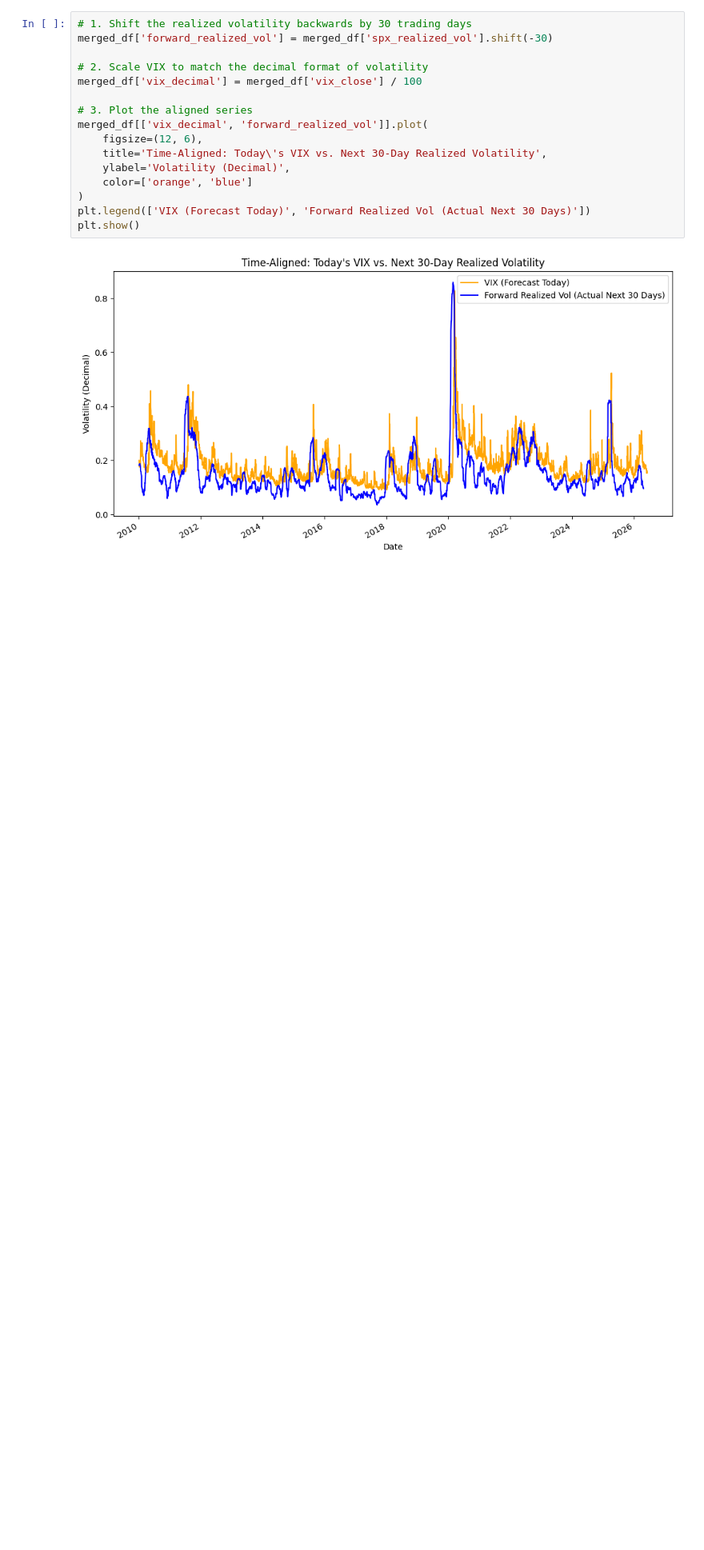
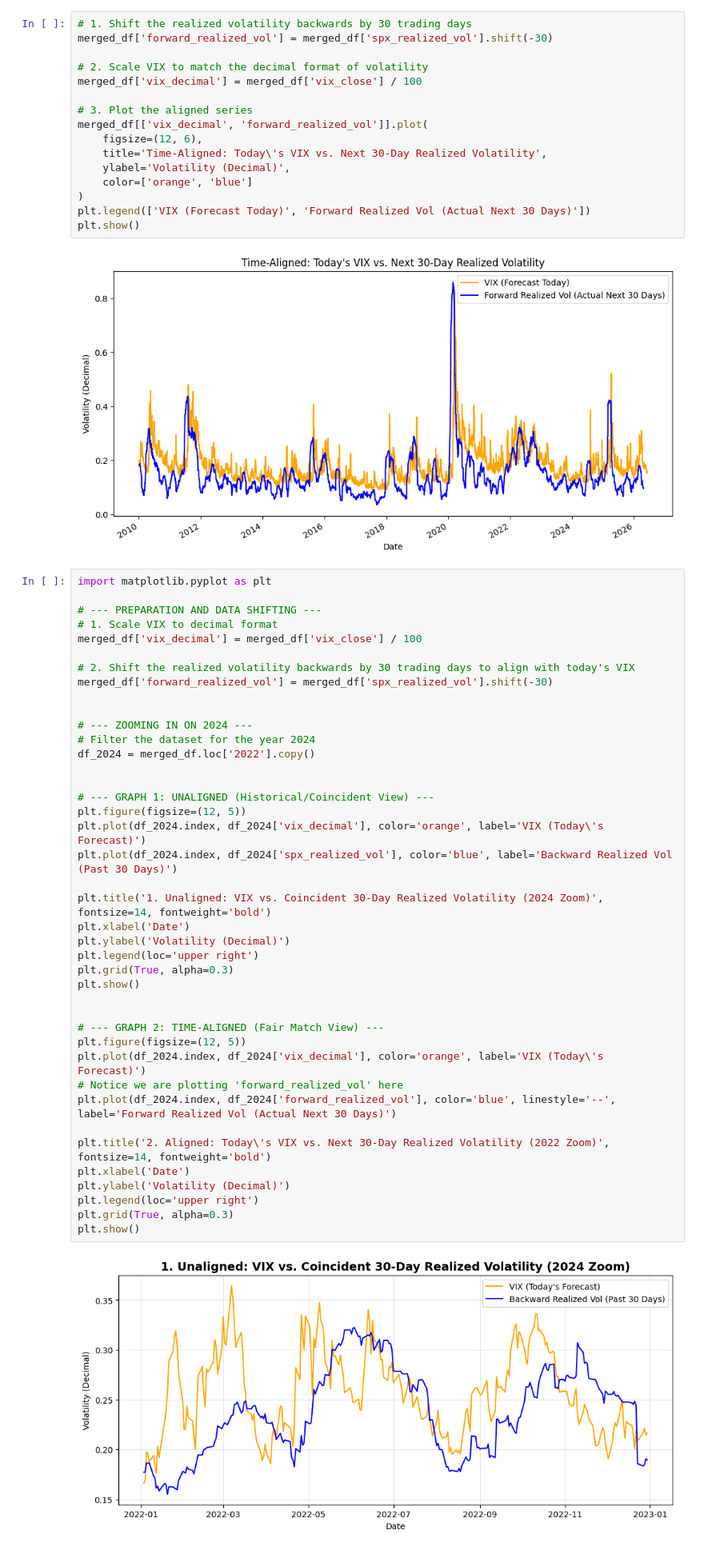
Before and after one commit to HarshaMatta/VolatilityRiskPremium, a Jupyter notebook: notebooks/02_realized_volatility.ipynb, the cells around one changed output. Shown at 80% size. Cells and saved outputs as stored; diff of their text form; blank space fills up the shorter version.

```diff
--- a/notebooks/02_realized_volatility.ipynb
+++ b/notebooks/02_realized_volatility.ipynb
@@ -195,3 +195,46 @@ plt.legend(['VIX (Forecast Today)', 'Forward Realized Vol (Actual Next 30 Days)'
 plt.show()
 # %% [output]
 [figure]
+# %%
+import matplotlib.pyplot as plt
+
+# --- PREPARATION AND DATA SHIFTING ---
+# 1. Scale VIX to decimal format
+merged_df['vix_decimal'] = merged_df['vix_close'] / 100
+
+# 2. Shift the realized volatility backwards by 30 trading days to align with today's VIX
+merged_df['forward_realized_vol'] = merged_df['spx_realized_vol'].shift(-30)
+
+
+# --- ZOOMING IN ON 2024 ---
+# Filter the dataset for the year 2024
+df_2024 = merged_df.loc['2022'].copy()
+
+
+# --- GRAPH 1: UNALIGNED (Historical/Coincident View) ---
+plt.figure(figsize=(12, 5))
+plt.plot(df_2024.index, df_2024['vix_decimal'], color='orange', label='VIX (Today\'s Forecast)')
+plt.plot(df_2024.index, df_2024['spx_realized_vol'], color='blue', label='Backward Realized Vol (Past 30 Days)')
+
+plt.title('1. Unaligned: VIX vs. Coincident 30-Day Realized Volatility (2024 Zoom)', fontsize=14, fontweight='bold')
+plt.xlabel('Date')
+plt.ylabel('Volatility (Decimal)')
+plt.legend(loc='upper right')
+plt.grid(True, alpha=0.3)
+plt.show()
+
+
+# --- GRAPH 2: TIME-ALIGNED (Fair Match View) ---
+plt.figure(figsize=(12, 5))
+plt.plot(df_2024.index, df_2024['vix_decimal'], color='orange', label='VIX (Today\'s Forecast)')
+# Notice we are plotting 'forward_realized_vol' here
+plt.plot(df_2024.index, df_2024['forward_realized_vol'], color='blue', linestyle='--', label='Forward Realized Vol (Actual Next 30 Days)')
+
+plt.title('2. Aligned: Today\'s VIX vs. Next 30-Day Realized Volatility (2022 Zoom)', fontsize=14, fontweight='bold')
+plt.xlabel('Date')
+plt.ylabel('Volatility (Decimal)')
+plt.legend(loc='upper right')
+plt.grid(True, alpha=0.3)
+plt.show()
+# %% [output]
+[figure, added]
```
Also changed, not shown: parts of 1 cell of this notebook, 9 other files.
